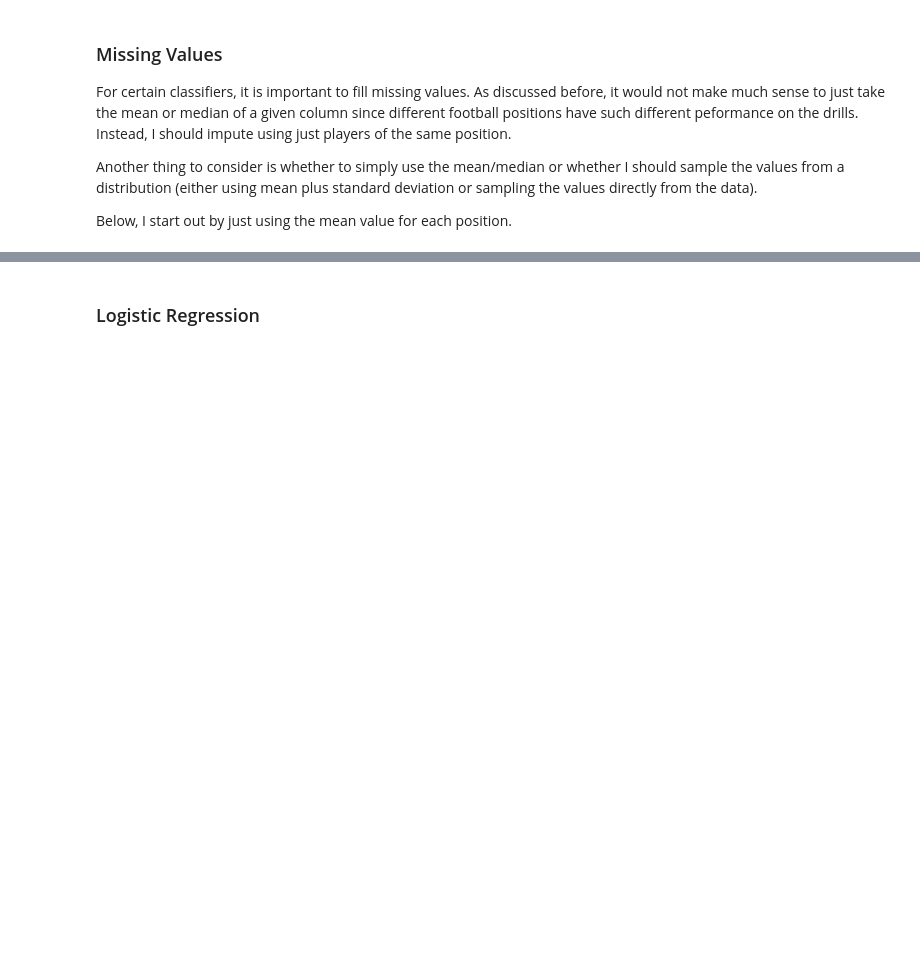
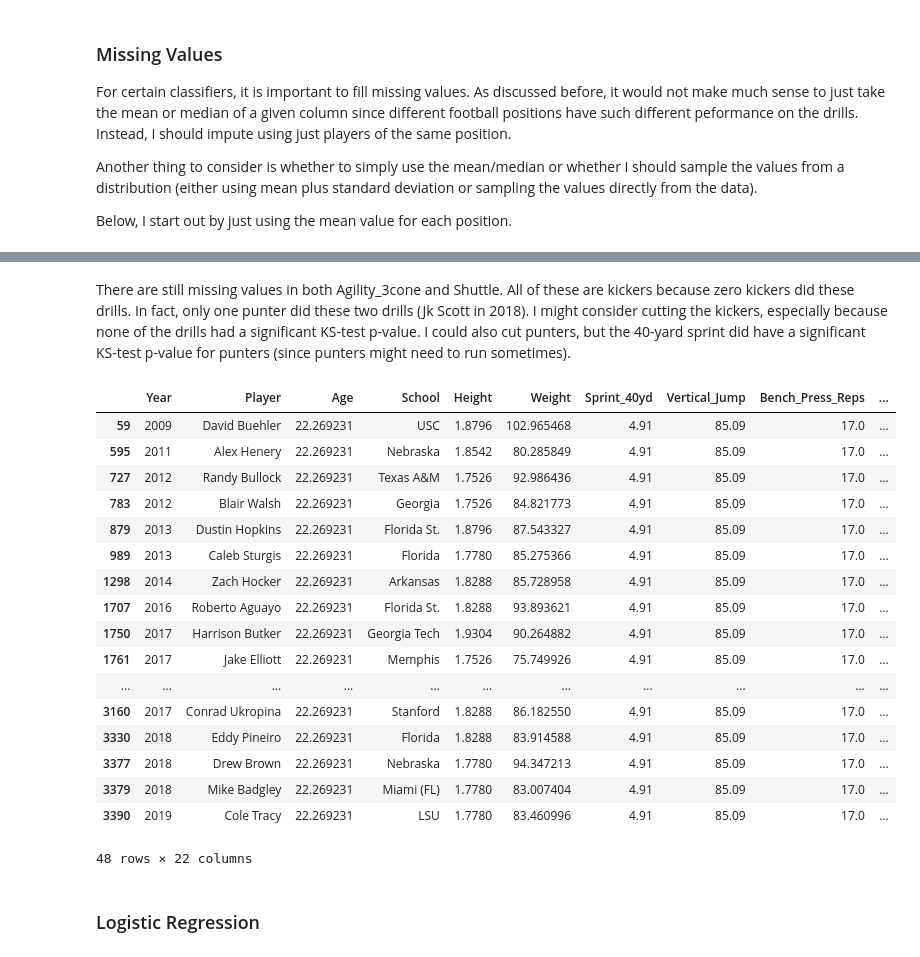
Before and after one commit to daviderics/NFL_Combine_Project, a Jupyter notebook: student.ipynb, the cells around one changed output, grey strips where cells are left out. Cells and saved outputs as stored; diff of their text form; code cells hidden in the pictures; blank space fills up the shorter version.

```diff
--- a/student.ipynb
+++ b/student.ipynb
@@ -449,3 +444,26 @@ df_fill.describe()
+# %% [markdown]
+There are still missing values in both Agility_3cone and Shuttle. All of these are kickers because zero kickers did these drills. In fact, only one punter did these two drills (Jk Scott in 2018). I might consider cutting the kickers, especially because none of the drills had a significant KS-test p-value. I could also cut punters, but the 40-yard sprint did have a significant KS-test p-value for punters (since punters might need to run sometimes).
+# %%
+df_fill[df_fill['Shuttle'].isna()==True]
+# %% [output]
+|  | Year | Player | Age | School | Height | Weight | Sprint_40yd | Vertical_Jump | Bench_Press_Reps | ... |
+| 59 | 2009 | David Buehler | 22.269231 | USC | 1.8796 | 102.965468 | 4.91 | 85.09 | 17.0 | ... |
+| 595 | 2011 | Alex Henery | 22.269231 | Nebraska | 1.8542 | 80.285849 | 4.91 | 85.09 | 17.0 | ... |
+| 727 | 2012 | Randy Bullock | 22.269231 | Texas A&M | 1.7526 | 92.986436 | 4.91 | 85.09 | 17.0 | ... |
+| 783 | 2012 | Blair Walsh | 22.269231 | Georgia | 1.7526 | 84.821773 | 4.91 | 85.09 | 17.0 | ... |
+| 879 | 2013 | Dustin Hopkins | 22.269231 | Florida St. | 1.8796 | 87.543327 | 4.91 | 85.09 | 17.0 | ... |
+| 989 | 2013 | Caleb Sturgis | 22.269231 | Florida | 1.7780 | 85.275366 | 4.91 | 85.09 | 17.0 | ... |
+| 1298 | 2014 | Zach Hocker | 22.269231 | Arkansas | 1.8288 | 85.728958 | 4.91 | 85.09 | 17.0 | ... |
+| 1707 | 2016 | Roberto Aguayo | 22.269231 | Florida St. | 1.8288 | 93.893621 | 4.91 | 85.09 | 17.0 | ... |
+| 1750 | 2017 | Harrison Butker | 22.269231 | Georgia Tech | 1.9304 | 90.264882 | 4.91 | 85.09 | 17.0 | ... |
+| 1761 | 2017 | Jake Elliott | 22.269231 | Memphis | 1.7526 | 75.749926 | 4.91 | 85.09 | 17.0 | ... |
+| ... | ... | ... | ... | ... | ... | ... | ... | ... | ... | ... |
+| 3160 | 2017 | Conrad Ukropina | 22.269231 | Stanford | 1.8288 | 86.182550 | 4.91 | 85.09 | 17.0 | ... |
+| 3330 | 2018 | Eddy Pineiro | 22.269231 | Florida | 1.8288 | 83.914588 | 4.91 | 85.09 | 17.0 | ... |
+| 3377 | 2018 | Drew Brown | 22.269231 | Nebraska | 1.7780 | 94.347213 | 4.91 | 85.09 | 17.0 | ... |
+| 3379 | 2018 | Mike Badgley | 22.269231 | Miami (FL) | 1.7780 | 83.007404 | 4.91 | 85.09 | 17.0 | ... |
+| 3390 | 2019 | Cole Tracy | 22.269231 | LSU | 1.7780 | 83.460996 | 4.91 | 85.09 | 17.0 | ... |
+48 rows × 22 columns
 # %% [markdown]
 ### Logistic Regression
 # %%
```
Also changed, not shown: parts of 10 cells of this notebook.
